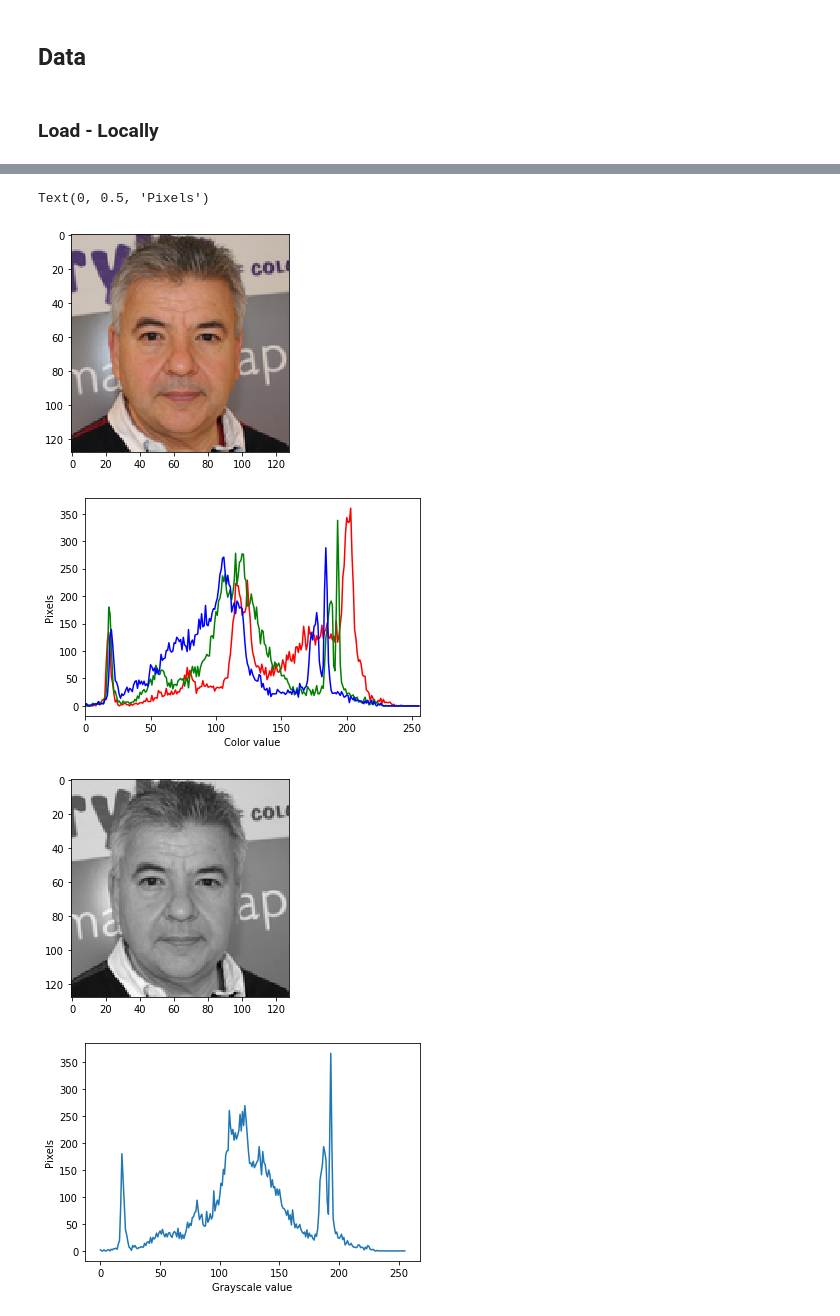
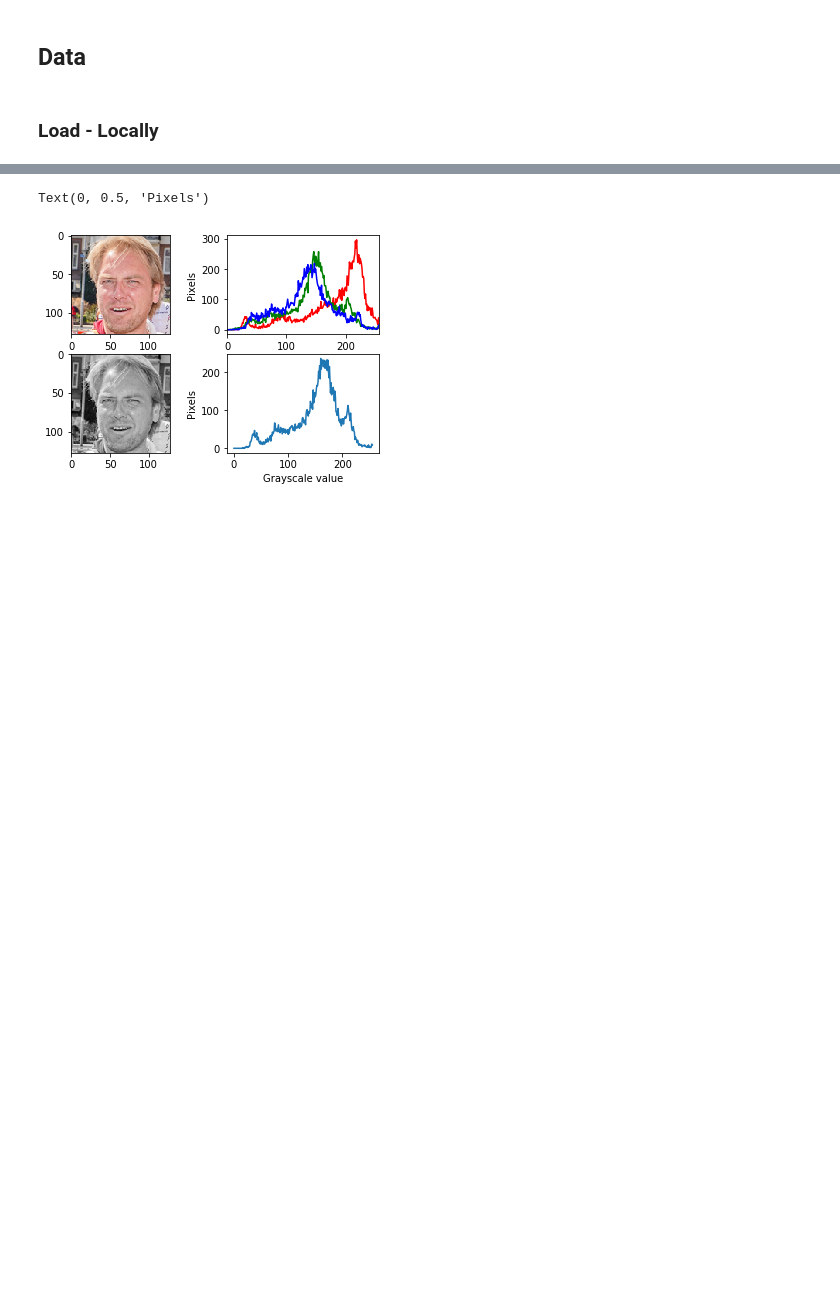
Before and after one commit to markmartorilopez/PGGAN-FlickrHQ, a Jupyter notebook: notebooks/EDA_FlickrHQ.ipynb, the cells around one changed output, grey strips where cells are left out. Cells and saved outputs as stored; diff of their text form; code cells hidden in the pictures; blank space fills up the shorter version.

```diff
--- a/notebooks/EDA_FlickrHQ.ipynb
+++ b/notebooks/EDA_FlickrHQ.ipynb
@@ -23,7 +23,7 @@ import matplotlib.pyplot as plt
 data_folder = "thumbnails128x128"
 image_height = 128
 image_width = 128
-batch_size = 64
+batch_size = 1000
 
 # All 70k images used for training.
 train_data = tf.keras.preprocessing.image_dataset_from_directory(
@@ -38,7 +38,11 @@ Found 8073 files belonging to 1 classes.
 # %%
 plt.figure(figsize=(10, 10))
+
 for images,labels  in train_data.take(1):
-    for i in range(9):
-        ax = plt.subplot(3, 3, i + 1)
+    for i in range(25):
+        ax = plt.subplot(5, 5, i + 1)
         plt.imshow(images[i].numpy().astype("uint8"))
+        plt.axis('off')
+
+plt.subplots_adjust(wspace=0, hspace=0.1)
 # %% [output]
@@ -91,32 +100,27 @@ Text(0, 0.5, 'Pixels')
 # %%
+# All 4 Graphs side by side
 
-f1 = plt.figure(1)
+f1 = plt.subplot(2, 2, 1)
 plt.imshow(images[0].numpy().astype("uint8"))
 
-
-f2 = plt.figure(2)
+f2 = plt.subplot(2, 2, 2)
 plt.xlim([0, 256])
 for channel_id, c in zip(channel_ids, colors):
     histogram, bin_edges = np.histogram(
         array[:, :, channel_id], bins=256, range=(0, 256)
     )
     plt.plot(bin_edges[0:-1], histogram, color=c)
-
 plt.xlabel("Color value")
 plt.ylabel("Pixels")
 
-f3 = plt.figure(3)
+f3 = plt.subplot(2, 2, 3)
 plt.imshow(grayscale_image, cmap=plt.get_cmap("gray"))
 
-
-f4 = plt.figure(4)
+f4 = plt.subplot(2, 2, 4)
 histogram, bin_edges = np.histogram(grayscale_image[:, :], bins=256, range=(0, 256))
 plt.plot(bin_edges[0:-1], histogram)
 plt.xlabel("Grayscale value")
 plt.ylabel("Pixels")
 # %% [output]
 Text(0, 0.5, 'Pixels')
-[figure, old version]
+[figure, new version]
-[figure, removed]
-[figure, removed]
-[figure, removed]
```
Also changed, not shown: parts of 10 cells of this notebook.
